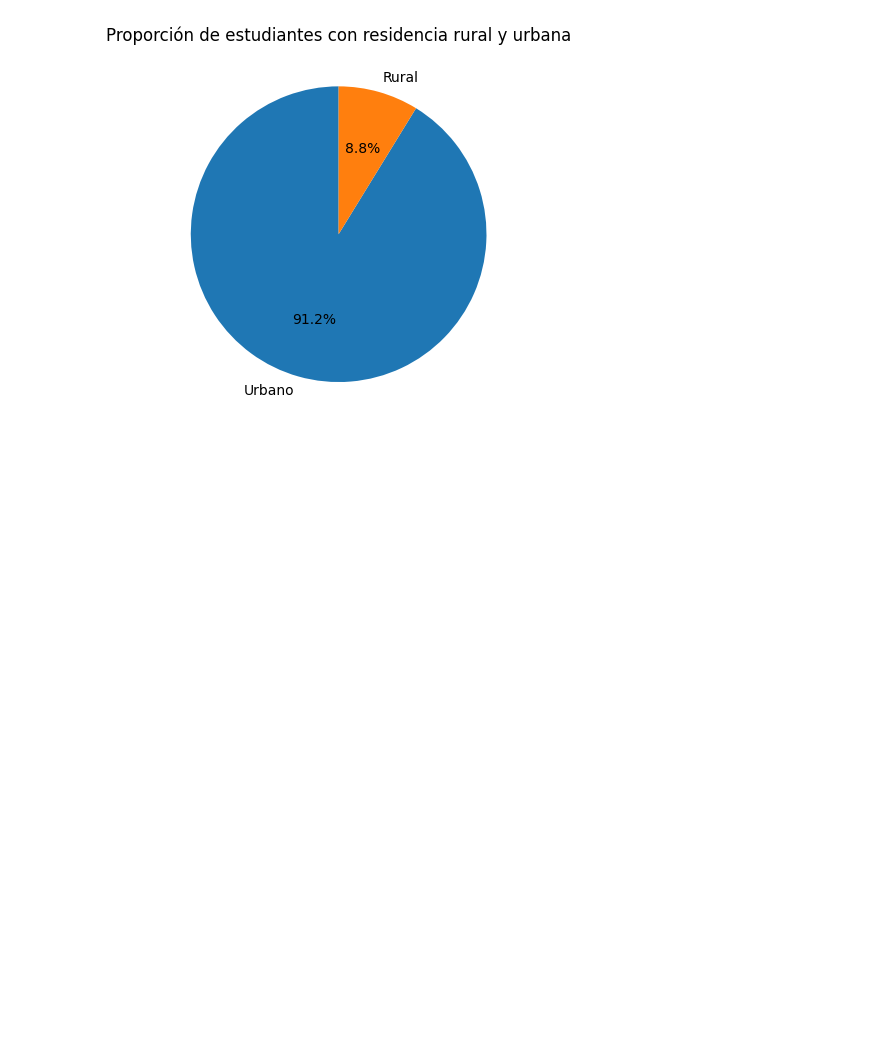
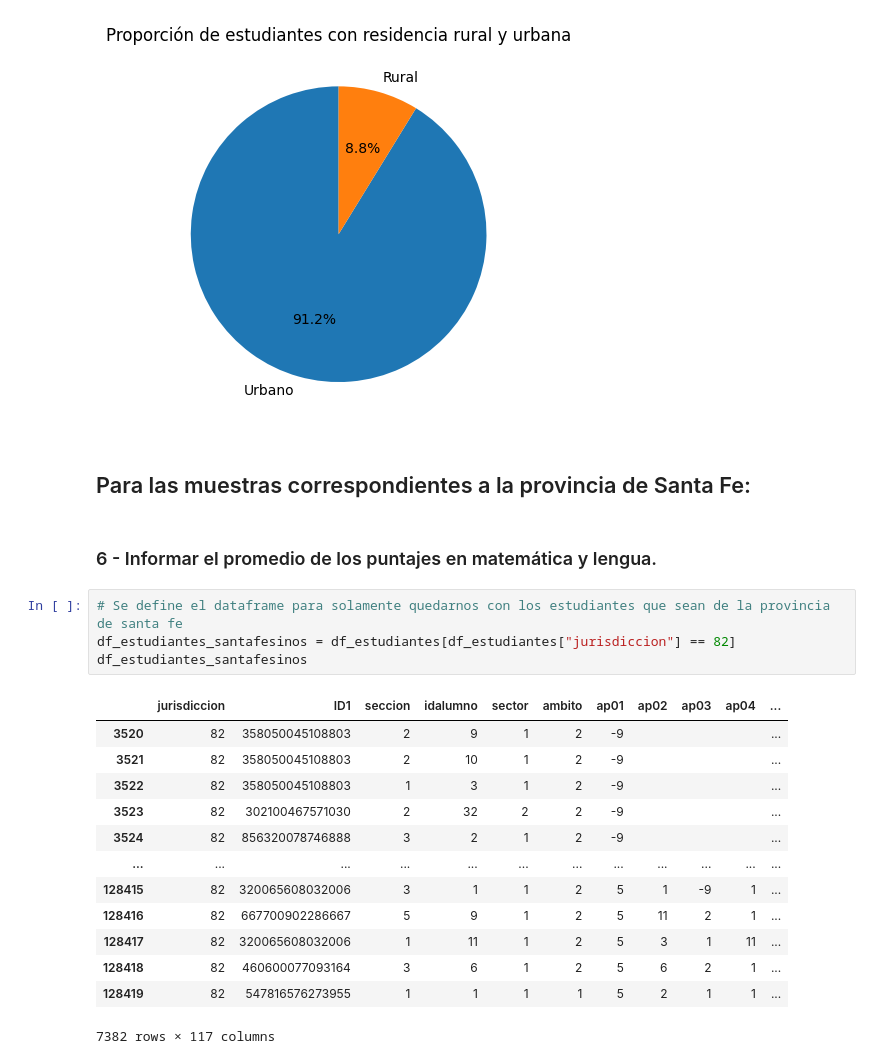
Before and after one commit to Valenreynoso17/Ciencia-de-datos-2023, a Jupyter notebook: main-notebook.ipynb, the cells around one changed output. Cells and saved outputs as stored; diff of their text form; blank space fills up the shorter version.

Commit message:
Seleccionar dataframe de estudiantes santafesinos

```diff
--- a/main-notebook.ipynb
+++ b/main-notebook.ipynb
@@ -371,3 +371,25 @@ handles = plt.pie(valores, labels=etiquetas_pie, autopct='%1.1f%%', startangle=9
 plt.show()
 # %% [output]
 [figure]
+# %% [markdown]
+## Para las muestras correspondientes a la provincia de Santa Fe:
+# %% [markdown]
+### 6 - Informar el promedio de los puntajes en matemática y lengua.
+# %%
+# Se define el dataframe para solamente quedarnos con los estudiantes que sean de la provincia de santa fe
+df_estudiantes_santafesinos = df_estudiantes[df_estudiantes["jurisdiccion"] == 82]
+df_estudiantes_santafesinos
+# %% [output]
+|  | jurisdiccion | ID1 | seccion | idalumno | sector | ambito | ap01 | ap02 | ap03 | ap04 | ... |
+| 3520 | 82 | 358050045108803 | 2 | 9 | 1 | 2 | -9 |  |  |  | ... |
+| 3521 | 82 | 358050045108803 | 2 | 10 | 1 | 2 | -9 |  |  |  | ... |
+| 3522 | 82 | 358050045108803 | 1 | 3 | 1 | 2 | -9 |  |  |  | ... |
+| 3523 | 82 | 302100467571030 | 2 | 32 | 2 | 2 | -9 |  |  |  | ... |
+| 3524 | 82 | 856320078746888 | 3 | 2 | 1 | 2 | -9 |  |  |  | ... |
+| ... | ... | ... | ... | ... | ... | ... | ... | ... | ... | ... | ... |
+| 128415 | 82 | 320065608032006 | 3 | 1 | 1 | 2 | 5 | 1 | -9 | 1 | ... |
+| 128416 | 82 | 667700902286667 | 5 | 9 | 1 | 2 | 5 | 11 | 2 | 1 | ... |
+| 128417 | 82 | 320065608032006 | 1 | 11 | 1 | 2 | 5 | 3 | 1 | 11 | ... |
+| 128418 | 82 | 460600077093164 | 3 | 6 | 1 | 2 | 5 | 6 | 2 | 1 | ... |
+| 128419 | 82 | 547816576273955 | 1 | 1 | 1 | 1 | 5 | 2 | 1 | 1 | ... |
+7382 rows × 117 columns
```
